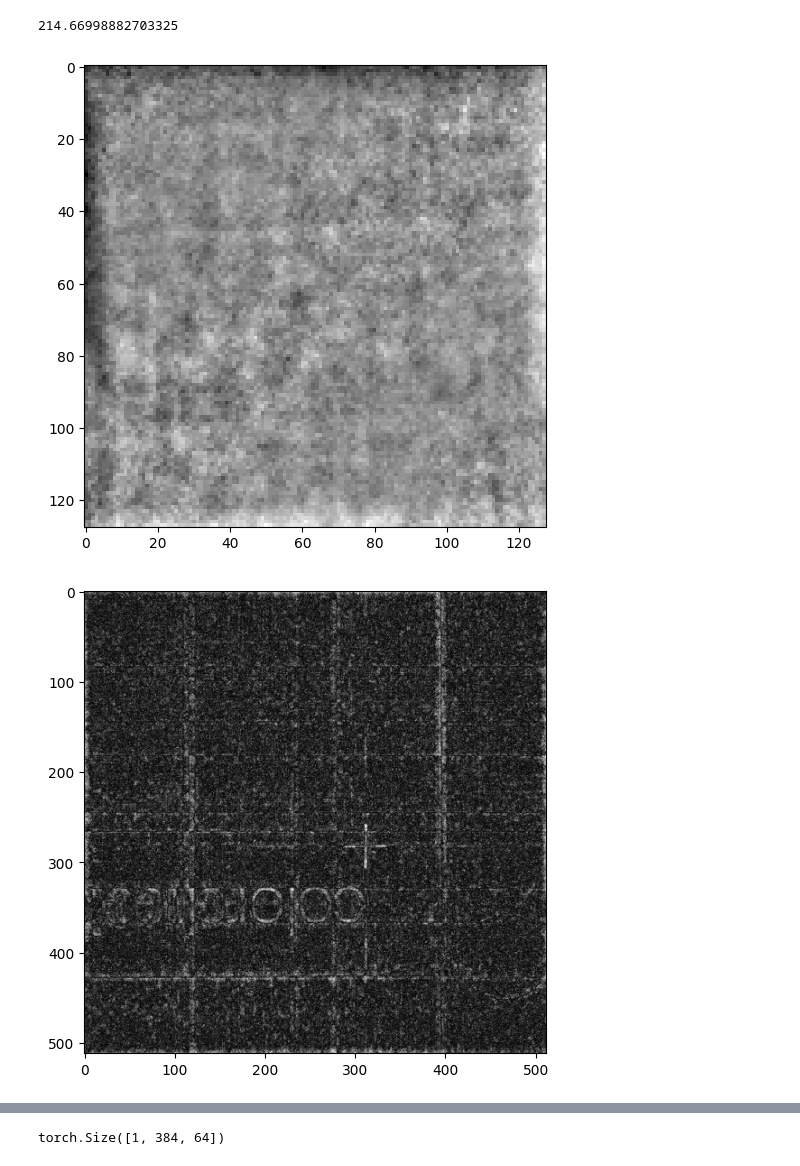
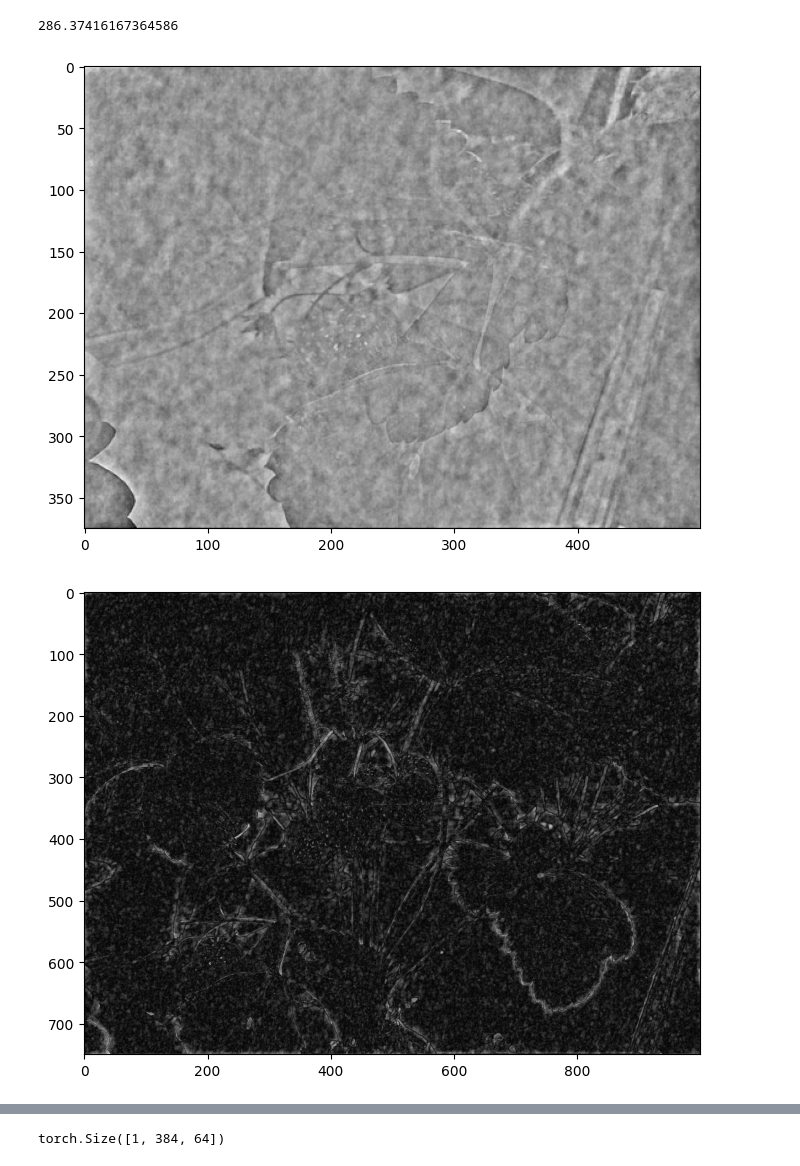
Before and after one commit to AlexeySrus/ImageReconstructionByFrequencies, a Jupyter notebook: notebooks/fourier_resampling.ipynb, the cells around one changed output, grey strips where cells are left out. Drawn from its saved outputs; the diff is of its cells as text; code cells hidden in the pictures.

```diff
--- a/notebooks/fourier_resampling.ipynb
+++ b/notebooks/fourier_resampling.ipynb
@@ -147,6 +207,6 @@ class SelfAttention(nn.Module):
 # %%
-# image_path = '/home/alexey/Downloads/image1.jpg'
-image_path = '../materials/sony_a7c_5_crop.png'
+image_path = '/Users/alexey/Downloads/st_photo_1.jpg'
+# image_path = '../materials/sony_a7c_5_crop.png'
 image = read_image(image_path)
 l_image = cv2.cvtColor(image, cv2.COLOR_RGB2LAB)[..., 0]
 
@@ -173,27 +233,27 @@ tensor(8.9576e-06)
 # %%
 img_fft = np.fft.fft2(l_image - 0.5).astype(np.cfloat)
 t_tensor = torch.from_numpy(img_fft).to(torch.cfloat)
 t_tensor = t_tensor.unsqueeze(0).unsqueeze(0)
 
 t_tensor = HightFrequencyImageComponent((l_image.shape[:2]))(t_tensor)
 
-downscale_t, indices = FFTMaxPool(4)(t_tensor)
+downscale_t, indices = FFTMaxPool(2)(t_tensor)
 downscale_img_fft = downscale_t.squeeze(0).squeeze(0).numpy()
 downscale_image = np.fft.ifft2(downscale_img_fft)
 downscale_image = downscale_image.real + 0.5
 print(downscale_image.max())
 
 plt.figure(figsize=(8, 6))
 plt.imshow(downscale_image, 'gray')
 
 plt.show()
 # %% [output]
-214.66998882703325
+286.37416167364586
-[figure, old version]
+[figure, new version]
 # %%
 t_tensor = torch.clone(downscale_t).to(torch.cfloat)
 
-upscale_t = FFTUnpool(4)(t_tensor, indices)
+upscale_t = FFTUnpool(2)(t_tensor, indices)
 upscale_img_fft = upscale_t.squeeze(0).squeeze(0).numpy()
 upscale_image = np.abs(np.fft.ifft2(upscale_img_fft))
 
@@ -202,7 +262,7 @@ plt.imshow(upscale_image, 'gray')
 
 plt.show()
 # %% [output]
-[figure, old version]
+[figure, new version]
 # %%
 hf = HightFrequencyImageComponent((l_image.shape[:2]))
 
```
Also changed, not shown: parts of 10 cells of this notebook, 1 other file.
